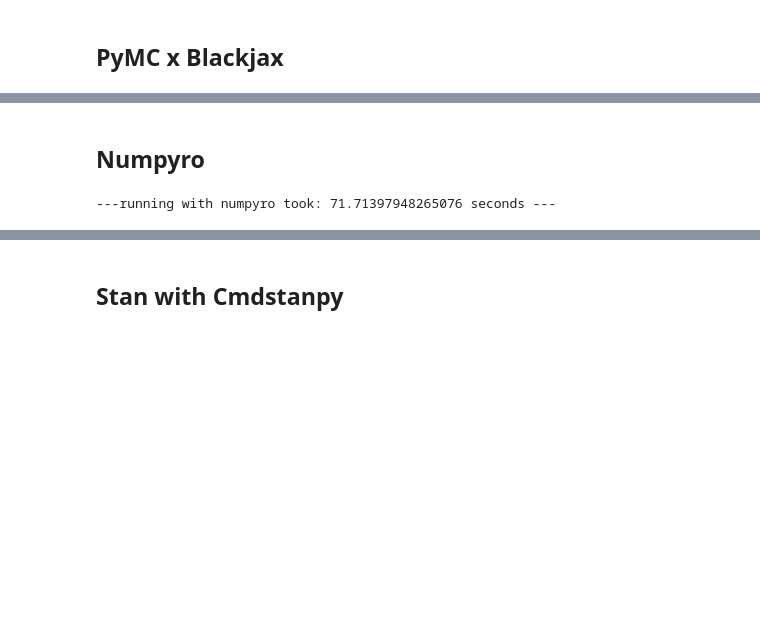
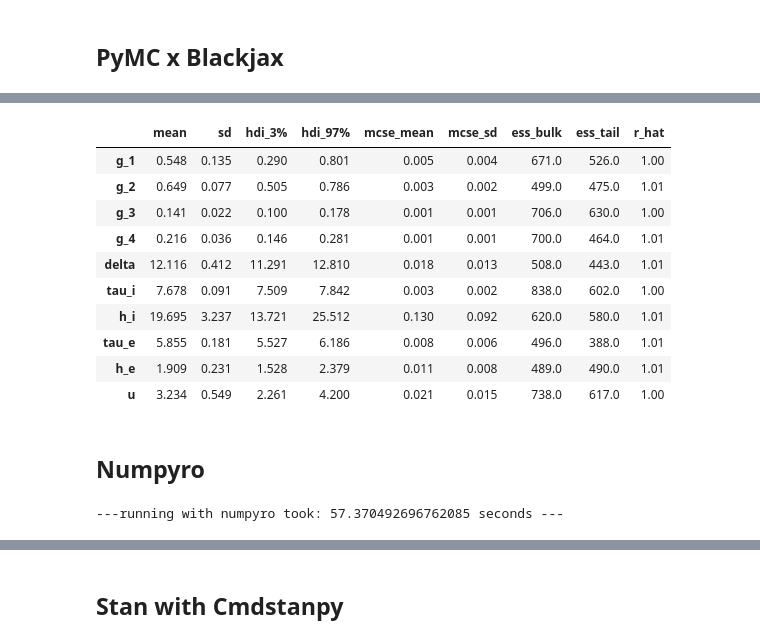
Before and after one commit to emstruong/DCM_PPLs, a Jupyter notebook: Benchmark_PPLs/PPLs_benchmark.ipynb, the cells around one changed output, grey strips where cells are left out. Drawn from its saved outputs; the diff is of its cells as text; code cells hidden in the pictures; blank space fills up the shorter version.

```diff
--- a/Benchmark_PPLs/PPLs_benchmark.ipynb
+++ b/Benchmark_PPLs/PPLs_benchmark.ipynb
@@ -142,9 +142,8 @@ rate = 1. / np.array(scale)
 prior_specs = dict(shape=shape, rate=rate, scale=scale)
 # %%
 n_ = 1000
-np.random.seed(0)
 prior_samples = np.random.gamma(prior_specs['shape'], prior_specs['scale'], size=(n_, n_params))
-prior_samples_dict = dict(zip(my_var_names, prior_samples))
+prior_samples_dict = dict(zip(my_var_names, prior_samples.T))
 # %% [markdown]
 ## NUTS hyperparameters
 # %%
@@ -221,3 +225,17 @@ The effective sample size per chain is smaller than 100 for some parameters.  A
+# %%
+az.summary(trace_pymc_blackjax, var_names=my_var_names)
+# %% [output]
+|  | mean | sd | hdi_3% | hdi_97% | mcse_mean | mcse_sd | ess_bulk | ess_tail | r_hat |
+| g_1 | 0.548 | 0.135 | 0.290 | 0.801 | 0.005 | 0.004 | 671.0 | 526.0 | 1.00 |
+| g_2 | 0.649 | 0.077 | 0.505 | 0.786 | 0.003 | 0.002 | 499.0 | 475.0 | 1.01 |
+| g_3 | 0.141 | 0.022 | 0.100 | 0.178 | 0.001 | 0.001 | 706.0 | 630.0 | 1.00 |
+| g_4 | 0.216 | 0.036 | 0.146 | 0.281 | 0.001 | 0.001 | 700.0 | 464.0 | 1.01 |
+| delta | 12.116 | 0.412 | 11.291 | 12.810 | 0.018 | 0.013 | 508.0 | 443.0 | 1.01 |
+| tau_i | 7.678 | 0.091 | 7.509 | 7.842 | 0.003 | 0.002 | 838.0 | 602.0 | 1.00 |
+| h_i | 19.695 | 3.237 | 13.721 | 25.512 | 0.130 | 0.092 | 620.0 | 580.0 | 1.01 |
+| tau_e | 5.855 | 0.181 | 5.527 | 6.186 | 0.008 | 0.006 | 496.0 | 388.0 | 1.01 |
+| h_e | 1.909 | 0.231 | 1.528 | 2.379 | 0.011 | 0.008 | 489.0 | 490.0 | 1.01 |
+| u | 3.234 | 0.549 | 2.261 | 4.200 | 0.021 | 0.015 | 738.0 | 617.0 | 1.00 |
 # %%
 marks_pymc = compute_marks(trace_pymc_blackjax)
 # %%
@@ -238,7 +256,7 @@ init_numpyro = init_to_value(values=init_values)
 rng_key = jax.random.PRNGKey(0) #don't define the rng_key before running pymc, it messes it up for some reason
 # %%
 # NUTS set up for numpyro
-kernel = NUTS(ppl_models.build_model_numpyro,
+kernel = NUTS(PPL_models.build_model_numpyro,
               target_accept_prob=global_accept,
               max_tree_depth=global_maxtreedepth,
               dense_mass=False,
@@ -256,7 +274,7 @@ mcmc.run(rng_key, numpyro_data, prior_specs, numpyro_integration_specs,
 time_numpyro = time.time() - start_time
 print("---running with numpyro took: %s seconds ---" % time_numpyro)
 # %% [output]
----running with numpyro took: 71.71397948265076 seconds ---
+---running with numpyro took: 57.370492696762085 seconds ---
 # %%
 trace_numpyro = az.from_numpyro(mcmc)
 trace_numpyro.sample_stats['acceptance_rate'] = trace_numpyro.sample_stats.mean_accept_prob
```
Also changed, not shown: parts of 15 cells of this notebook, 1 other file.
